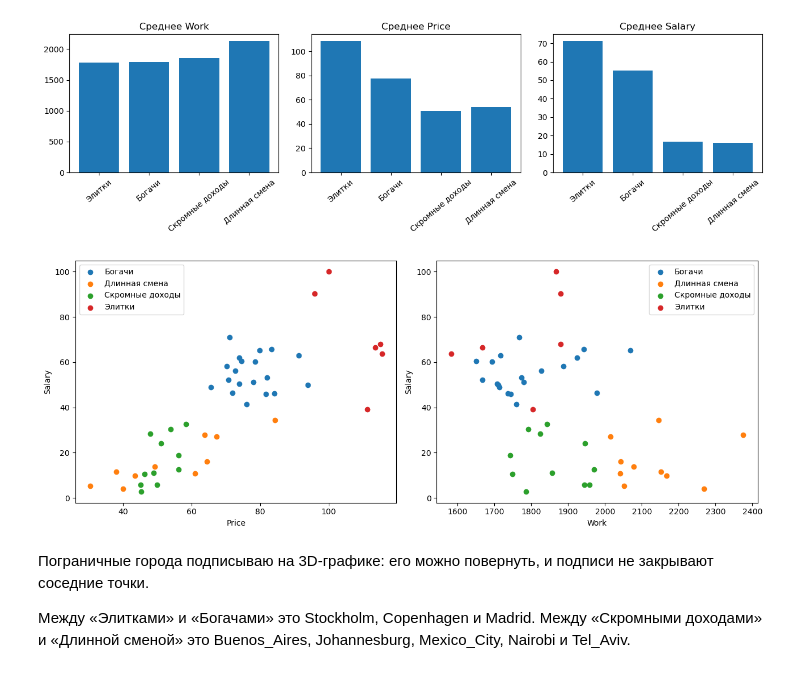
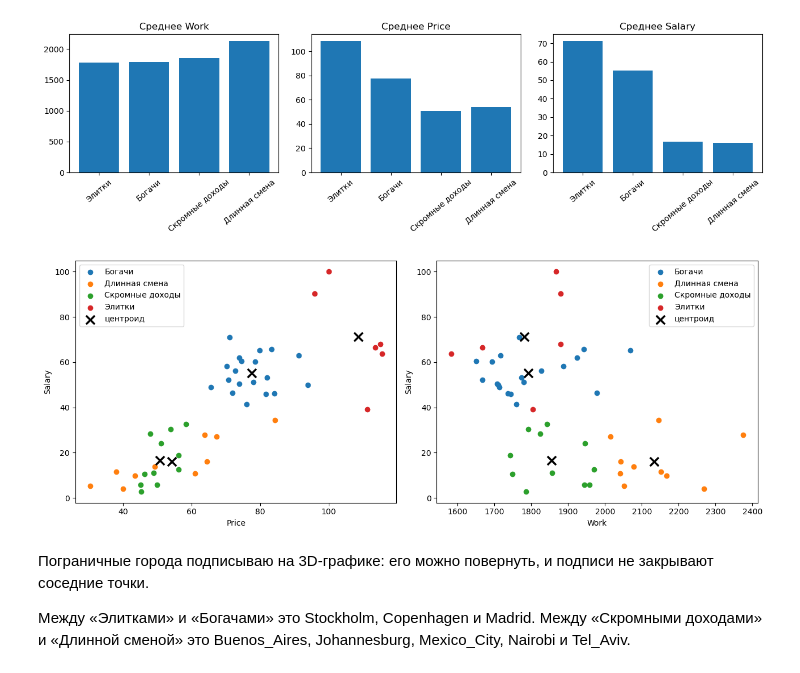
Before and after one commit to destorz11/Python-data-analysis, a Jupyter notebook: lab2_kmeans/notebooks/lab2_kmeans.ipynb, the cells around one changed output. Cells and saved outputs as stored; diff of their text form; code cells hidden in the pictures.

Commit message:
Добавлены центроиды и средние расстояния кластеров

```diff
--- a/lab2_kmeans/notebooks/lab2_kmeans.ipynb
+++ b/lab2_kmeans/notebooks/lab2_kmeans.ipynb
@@ -288,7 +288,7 @@ for ax, (step, centers_step, labels_step, J_step, _) in zip(axes, shown):
     for cluster in range(3):
         points = demo[labels_step == cluster]
         ax.scatter(points[:, 0], points[:, 1], s=28)
-    ax.scatter(centers_step[:, 0], centers_step[:, 1], c='black', marker='D', s=45, zorder=3)
+    ax.scatter(centers_step[:, 0], centers_step[:, 1], c='black', marker='x', s=80, linewidths=2, zorder=3)
     ax.set_title(f'шаг {step}, J = {J_step:.1f}')
     ax.set_xlabel('Price, z')
 
@@ -591,22 +591,32 @@ plt.show()
 # %%
 fig, axes = plt.subplots(1, 2, figsize=(13, 5))
 
 for name, group in df_clusters.groupby('Название'):
     axes[0].scatter(group['Price'], group['Salary'], label=name)
     axes[1].scatter(group['Work'], group['Salary'], label=name)
+
+centers_orig = df_clusters.groupby('Cluster')[numeric_columns].mean()
+axes[0].scatter(
+    centers_orig['Price'], centers_orig['Salary'],
+    c='black', marker='x', s=120, linewidths=2.5, zorder=4, label='центроид',
+)
+axes[1].scatter(
+    centers_orig['Work'], centers_orig['Salary'],
+    c='black', marker='x', s=120, linewidths=2.5, zorder=4, label='центроид',
+)
 
 axes[0].set_xlabel('Price')
 axes[0].set_ylabel('Salary')
 axes[0].legend()
 
 axes[1].set_xlabel('Work')
 axes[1].set_ylabel('Salary')
 axes[1].legend()
 
 plt.tight_layout()
 plt.show()
 # %% [output]
-[figure, old version]
+[figure, new version]
 # %% [markdown]
 Пограничные города подписываю на 3D-графике: его можно повернуть, и подписи не закрывают соседние точки.
 
```
Also changed, not shown: parts of 7 cells of this notebook.
